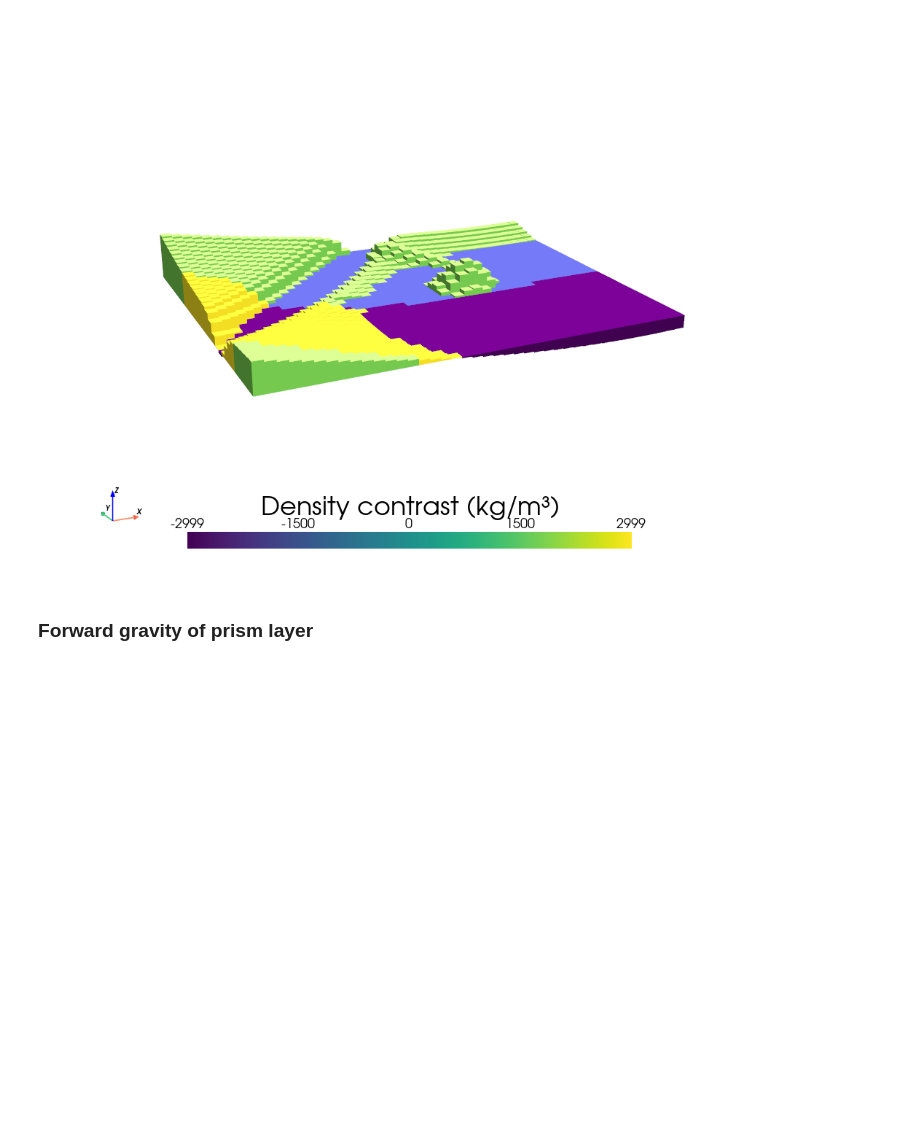
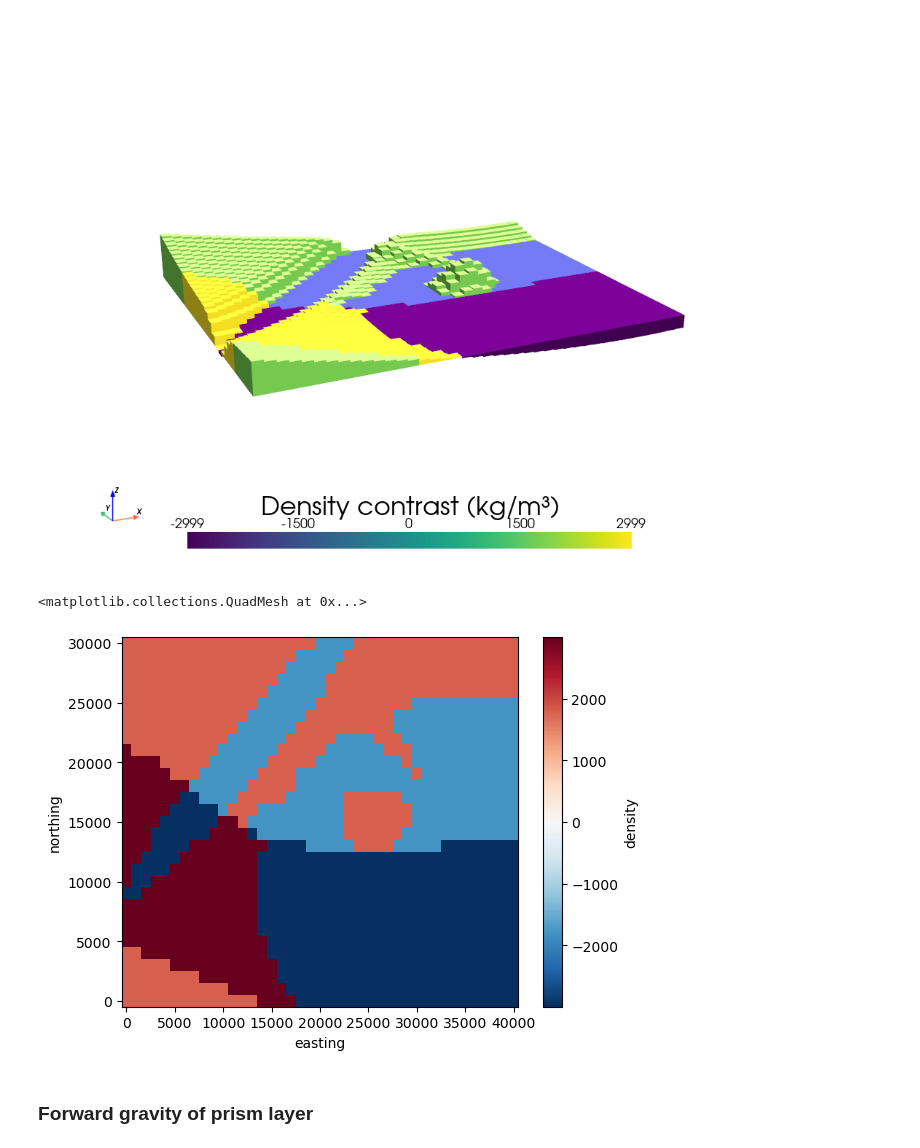
Before and after one commit to mdtanker/invert4geom, a Jupyter notebook: docs/how_to/variable_density_contrast.ipynb, the cells around one changed output. Drawn from its saved outputs; the diff is of its cells as text; code cells hidden in the pictures; blank space fills up the shorter version.

```diff
--- a/docs/how_to/variable_density_contrast.ipynb
+++ b/docs/how_to/variable_density_contrast.ipynb
@@ -124,6 +134,11 @@ model.inv.plot_model(
 )
 # %% [output]
 [figure]
+# %%
+model.density.plot()
+# %% [output]
+<matplotlib.collections.QuadMesh at 0x...>
+[figure, added]
 # %% [markdown]
 ### Forward gravity of prism layer
 # %%
```
Also changed, not shown: parts of 2 cells of this notebook.
